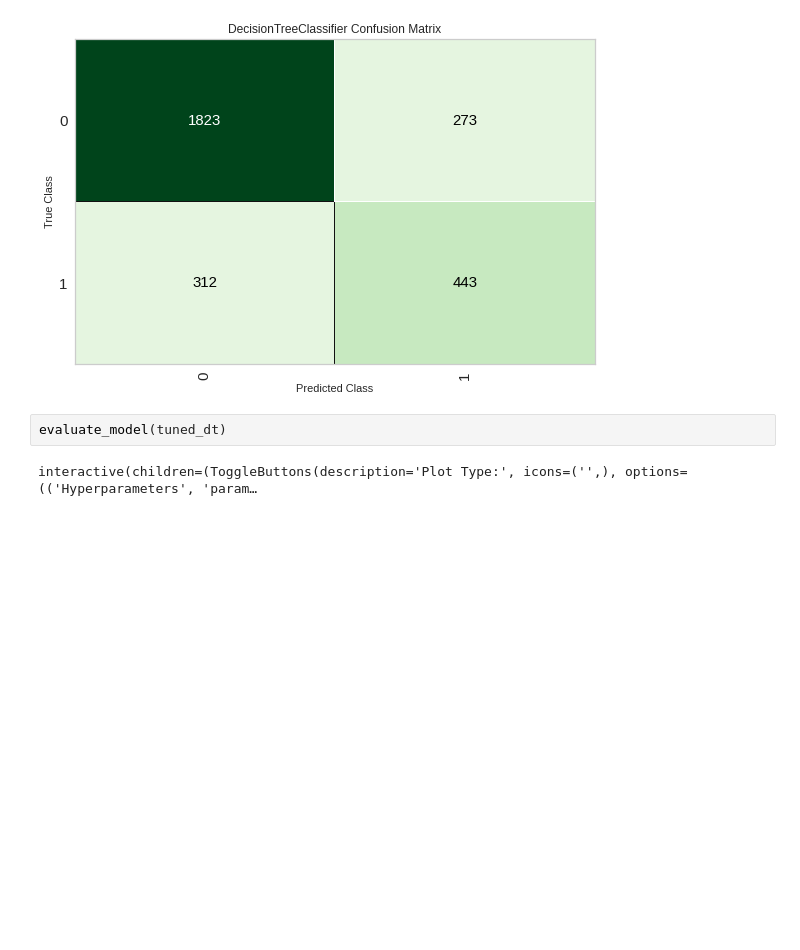
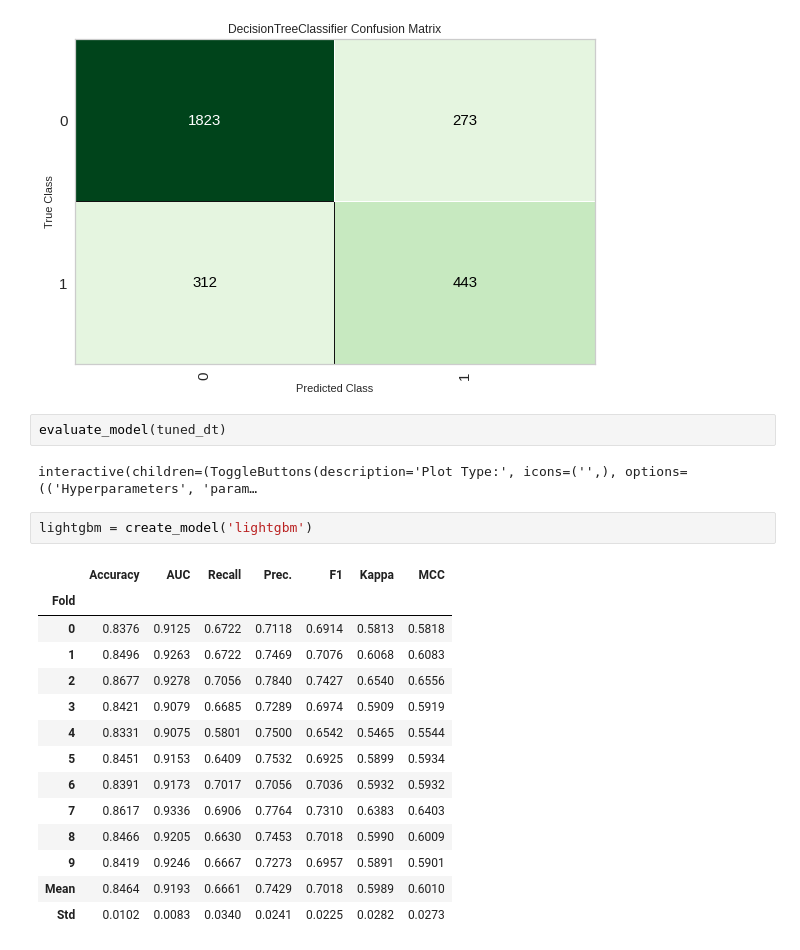
Before and after one commit to 020/020.github.io, a Jupyter notebook: ml_admission_binary_test.ipynb, the cells around one changed output. Drawn from its saved outputs; the diff is of its cells as text; blank space fills up the shorter version.

```diff
--- a/ml_admission_binary_test.ipynb
+++ b/ml_admission_binary_test.ipynb
@@ -151,3 +152,20 @@ plot_model(tuned_dt, plot = 'confusion_matrix')
 evaluate_model(tuned_dt)
 # %% [output]
 interactive(children=(ToggleButtons(description='Plot Type:', icons=('',), options=(('Hyperparameters', 'param…
+# %%
+lightgbm = create_model('lightgbm')
+# %% [output]
+|  | Accuracy | AUC | Recall | Prec. | F1 | Kappa | MCC |
+| Fold |  |  |  |  |  |  |  |
+| 0 | 0.8376 | 0.9125 | 0.6722 | 0.7118 | 0.6914 | 0.5813 | 0.5818 |
+| 1 | 0.8496 | 0.9263 | 0.6722 | 0.7469 | 0.7076 | 0.6068 | 0.6083 |
+| 2 | 0.8677 | 0.9278 | 0.7056 | 0.7840 | 0.7427 | 0.6540 | 0.6556 |
+| 3 | 0.8421 | 0.9079 | 0.6685 | 0.7289 | 0.6974 | 0.5909 | 0.5919 |
+| 4 | 0.8331 | 0.9075 | 0.5801 | 0.7500 | 0.6542 | 0.5465 | 0.5544 |
+| 5 | 0.8451 | 0.9153 | 0.6409 | 0.7532 | 0.6925 | 0.5899 | 0.5934 |
+| 6 | 0.8391 | 0.9173 | 0.7017 | 0.7056 | 0.7036 | 0.5932 | 0.5932 |
+| 7 | 0.8617 | 0.9336 | 0.6906 | 0.7764 | 0.7310 | 0.6383 | 0.6403 |
+| 8 | 0.8466 | 0.9205 | 0.6630 | 0.7453 | 0.7018 | 0.5990 | 0.6009 |
+| 9 | 0.8419 | 0.9246 | 0.6667 | 0.7273 | 0.6957 | 0.5891 | 0.5901 |
+| Mean | 0.8464 | 0.9193 | 0.6661 | 0.7429 | 0.7018 | 0.5989 | 0.6010 |
+| Std | 0.0102 | 0.0083 | 0.0340 | 0.0241 | 0.0225 | 0.0282 | 0.0273 |
```
Also changed, not shown: parts of 6 cells of this notebook.
